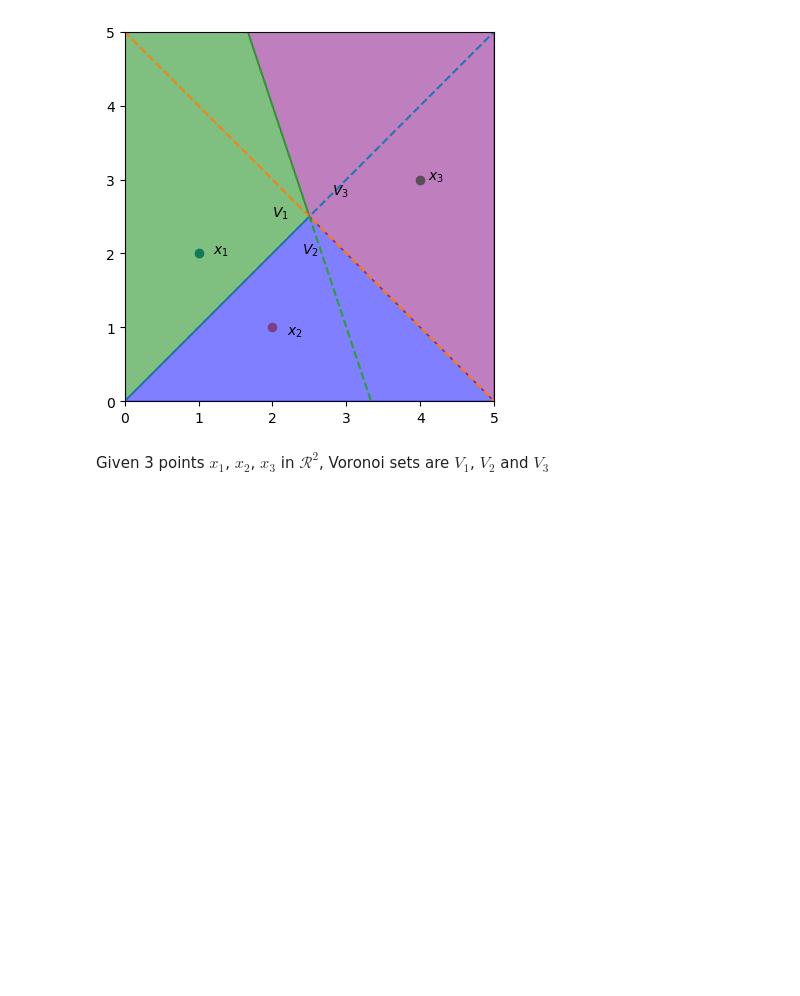
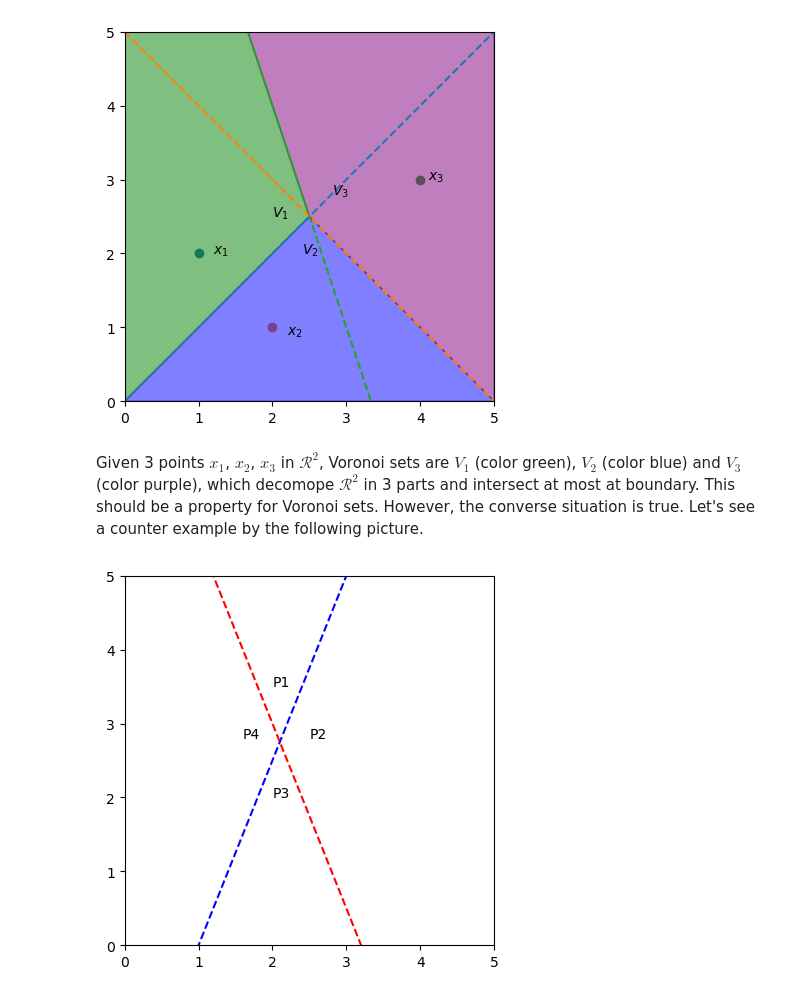
Before and after one commit to RobinChen121/manual-convex-optimization, a Jupyter notebook: manual/chapter-2.ipynb, the cells around one changed output. Saved outputs shown, nothing was run; the diff lists cells and outputs as text; code cells hidden in the pictures; blank space fills up the shorter version.

```diff
--- a/manual/chapter-2.ipynb
+++ b/manual/chapter-2.ipynb
@@ -497,4 +497,27 @@ plt.show()
 # %% [output]
 [figure]
 # %% [markdown]
-Given 3 points $x_1$, $x_2$, $x_3$ in $\mathcal{R}^2$, Voronoi sets are $V_1$, $V_2$ and $V_3$
+Given 3 points $x_1$, $x_2$, $x_3$ in $\mathcal{R}^2$, Voronoi sets are $V_1$ (color green), $V_2$ (color blue) and $V_3$ (color purple), which decomope $\mathcal{R}^2$ in 3 parts and intersect at most at boundary. This should be a property for Voronoi sets. However, the converse situation is true. Let's see a counter example by the following picture.
+# %%
+import matplotlib.pyplot as plt
+import numpy as np
+
+
+x = np.linspace(0, 5, 100)
+y1 = 2.5*x-2.5
+y2 = -2.5*x+8
+
+plt.plot(x, y1, 'b--')
+plt.plot(x, y2, 'r--')
+
+plt.xlim(0, 5)
+plt.ylim(0, 5)
+plt.text(2, 3.5, 'P1')
+plt.text(2.5, 2.8, 'P2')
+plt.text(2, 2, 'P3')
+plt.text(1.6, 2.8, 'P4')
+ax = plt.gca()
+ax.set_aspect('equal', adjustable='box')
+plt.show()
+# %% [output]
+[figure, added]
```
Also changed, not shown: parts of 1 cell of this notebook.
